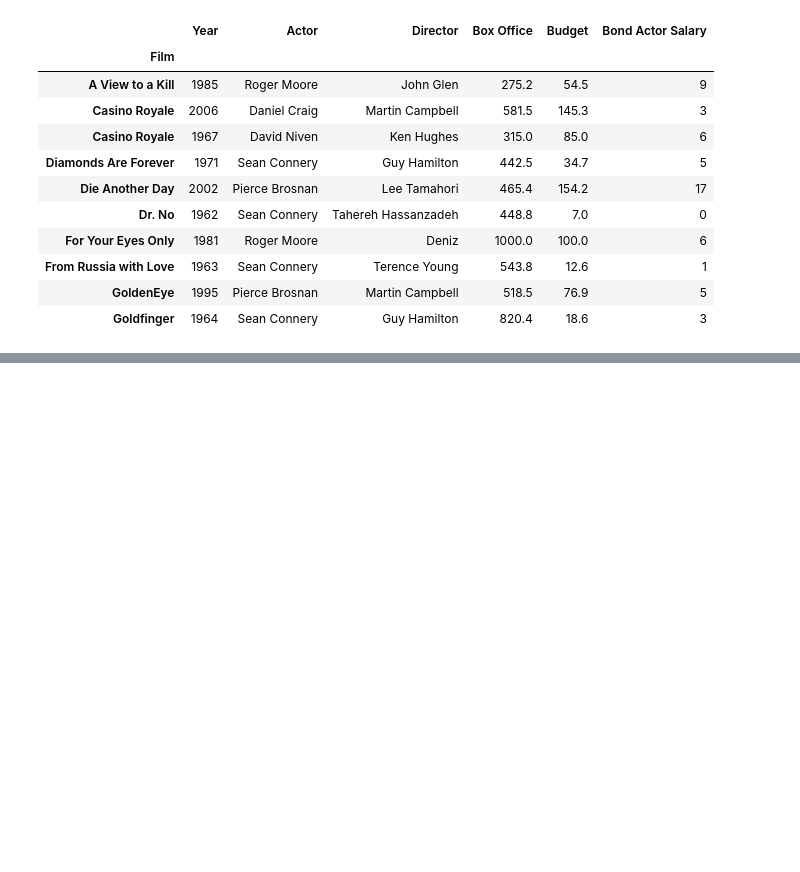
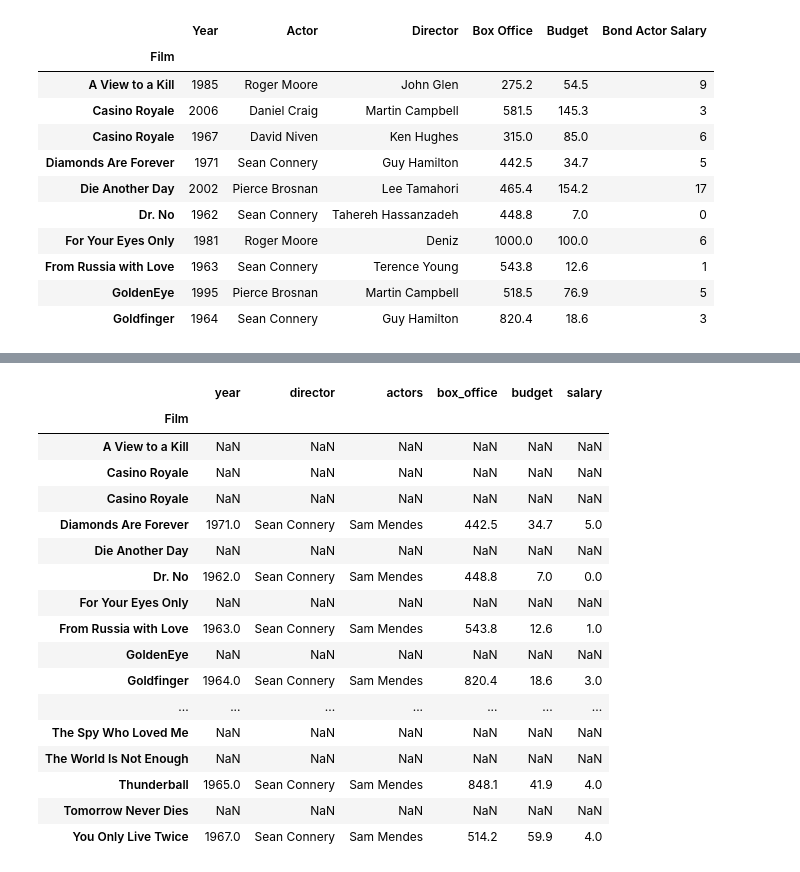
Before and after one commit to Tahereh2/pandas_tutorials, a Jupyter notebook: pandas_tutorial.ipynb, the cells around one changed output, grey strips where cells are left out. Cells and saved outputs as stored; diff of their text form; code cells hidden in the pictures; blank space fills up the shorter version.

```diff
--- a/pandas_tutorial.ipynb
+++ b/pandas_tutorial.ipynb
@@ -1383,0 +1571,3 @@ df.head(10)
+# %%
+mask=bond["director"]=="Sean Connery"
+bond[mask]
@@ -1383,0 +1584,22 @@ df.head(10)
+# %%
+#wgere giving whole data and if it wasnt our condition it become nan
+bond.where(mask)
+# %% [output]
+|  | year | director | actors | box_office | budget | salary |
+| Film |  |  |  |  |  |  |
+| A View to a Kill | NaN | NaN | NaN | NaN | NaN | NaN |
+| Casino Royale | NaN | NaN | NaN | NaN | NaN | NaN |
+| Casino Royale | NaN | NaN | NaN | NaN | NaN | NaN |
+| Diamonds Are Forever | 1971.0 | Sean Connery | Sam Mendes | 442.5 | 34.7 | 5.0 |
+| Die Another Day | NaN | NaN | NaN | NaN | NaN | NaN |
+| Dr. No | 1962.0 | Sean Connery | Sam Mendes | 448.8 | 7.0 | 0.0 |
+| For Your Eyes Only | NaN | NaN | NaN | NaN | NaN | NaN |
+| From Russia with Love | 1963.0 | Sean Connery | Sam Mendes | 543.8 | 12.6 | 1.0 |
+| GoldenEye | NaN | NaN | NaN | NaN | NaN | NaN |
+| Goldfinger | 1964.0 | Sean Connery | Sam Mendes | 820.4 | 18.6 | 3.0 |
+| ... | ... | ... | ... | ... | ... | ... |
+| The Spy Who Loved Me | NaN | NaN | NaN | NaN | NaN | NaN |
+| The World Is Not Enough | NaN | NaN | NaN | NaN | NaN | NaN |
+| Thunderball | 1965.0 | Sean Connery | Sam Mendes | 848.1 | 41.9 | 4.0 |
+| Tomorrow Never Dies | NaN | NaN | NaN | NaN | NaN | NaN |
+| You Only Live Twice | 1967.0 | Sean Connery | Sam Mendes | 514.2 | 59.9 | 4.0 |
```
Also changed, not shown: parts of 53 cells of this notebook.
